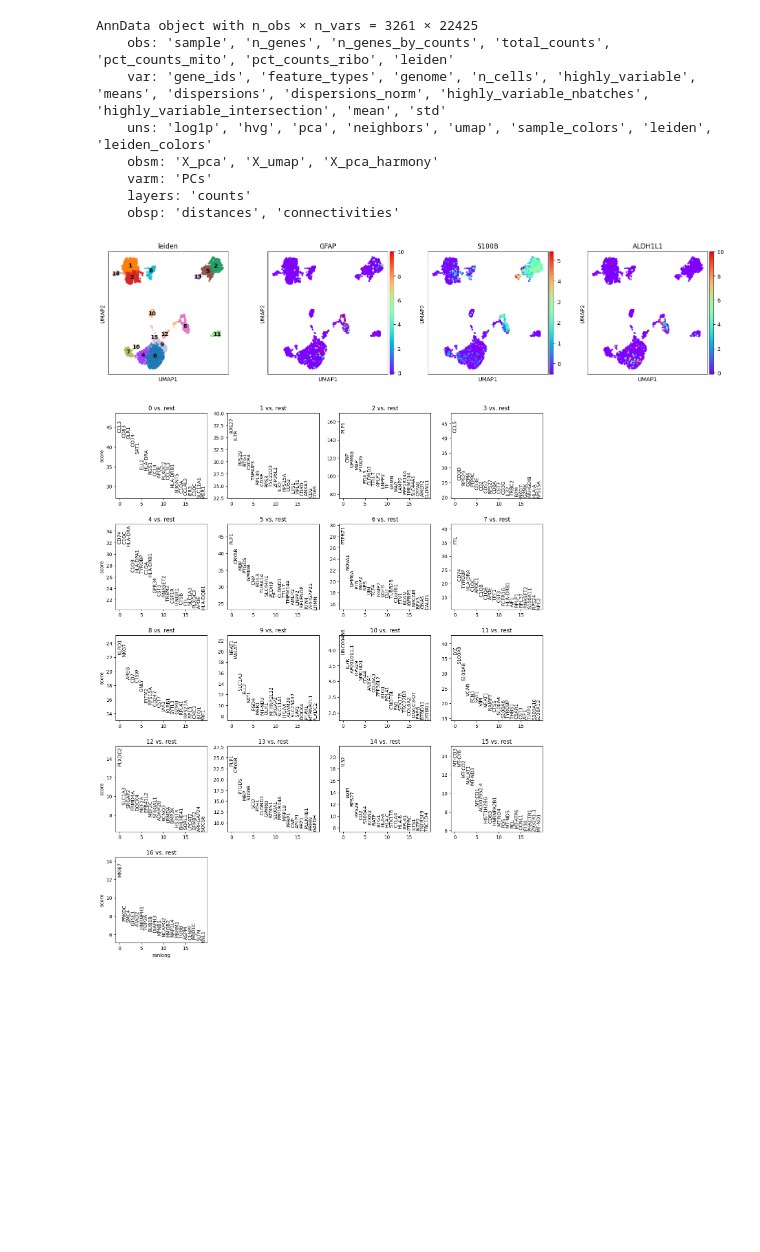
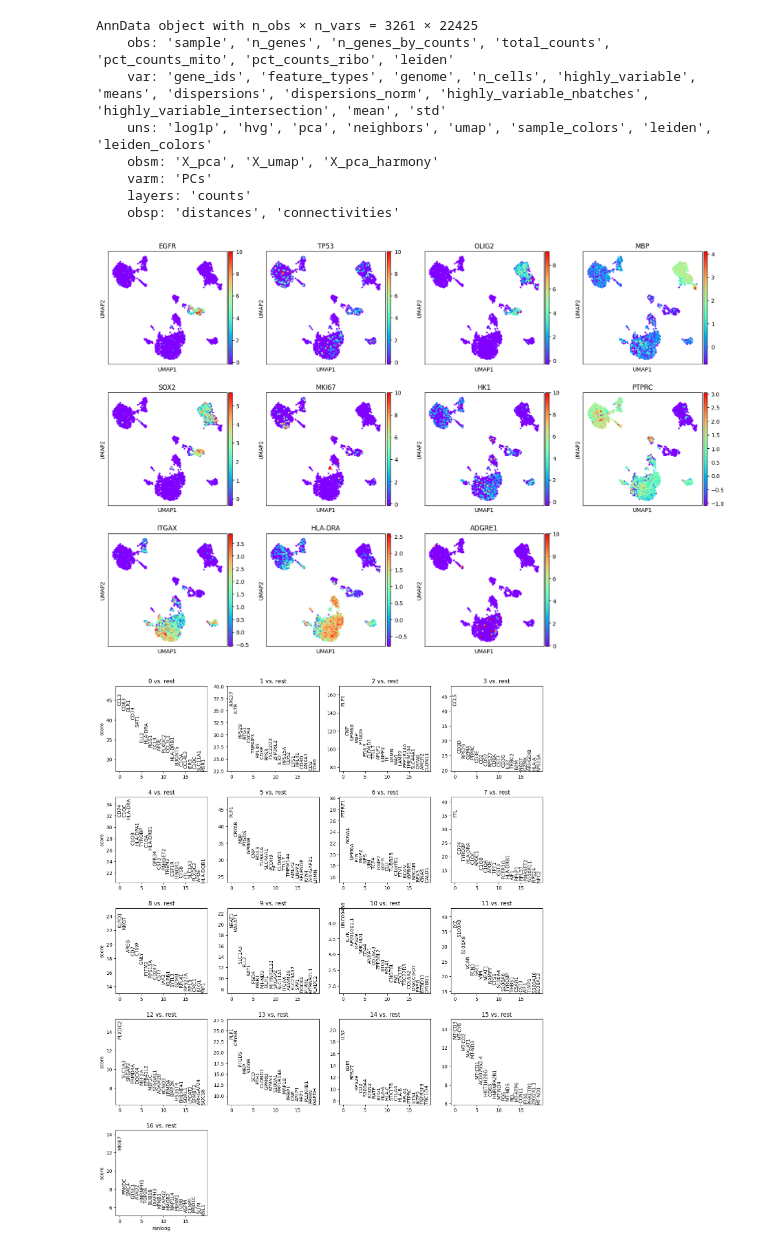
Before and after one commit to Sungwoo-Chang/spatial_241029, a Jupyter notebook: sc_reference_data/2._infercnv.ipynb, the cells around one changed output. Cells and saved outputs as stored; diff of their text form; code cells hidden in the pictures; blank space fills up the shorter version.

```diff
--- a/sc_reference_data/2._infercnv.ipynb
+++ b/sc_reference_data/2._infercnv.ipynb
@@ -99,20 +92,21 @@ AnnData object with n_obs × n_vars = 3261 × 22425
 # %%
 rcParams['figure.figsize'] = 4, 4
 sc.pl.umap(
     adata,
     # color = ['leiden', 'OLIG2', 'PDGFRA', 'SOX10', 'MBP', 'MOG', 'PLP1', 'CNP', 'MAP2', 'TUBB3', 'RBFOX3', 'FN1', 'S100A4'],
     # color = ['leiden', 'P2RY12', 'TMEM119', 'CX3CR1', 'HLA-DRA', 'C1QA', 'EGFR', 'CCR2', 'SYN1'],
     # color = ['leiden', 'GFAP', 'MAP2', 'SYN1', 'PTPRC', 'ITGAX', 'CCR7', 'HLA-DRA', 'ITGAM'],
     # color = ['leiden', 'CXCR2', 'S100A8', 'S100A9'],
-    color = ['leiden', 'GFAP', 'S100B', 'ALDH1L1'],
+    # color = ['leiden', 'GFAP', 'S100B', 'ALDH1L1'],
     # color = ['leiden', 'CD3E', 'CD4', 'CD8A', 'FOXP3', 'NCR1', 'TRDC', 'CD19', 'PTPRC'],
+    color = ['EGFR', 'TP53', 'OLIG2', 'MBP', 'SOX2', 'MKI67', 'HK1', 'PTPRC', 'ITGAX', 'HLA-DRA', 'ADGRE1'],
     # color = ['leiden', 'SNAP25', 'SYP'],
     # frameon = False,
     legend_loc = 'on data',
     color_map = 'rainbow',
 )
 # %% [output]
-[figure, old version]
+[figure, new version]
 # %%
 sc.tl.rank_genes_groups(adata, 'leiden')
 sc.pl.rank_genes_groups(adata, n_genes = 20, sharey = False, fontsize = 10)
```
Also changed, not shown: parts of 3 cells of this notebook, 9 other files.
